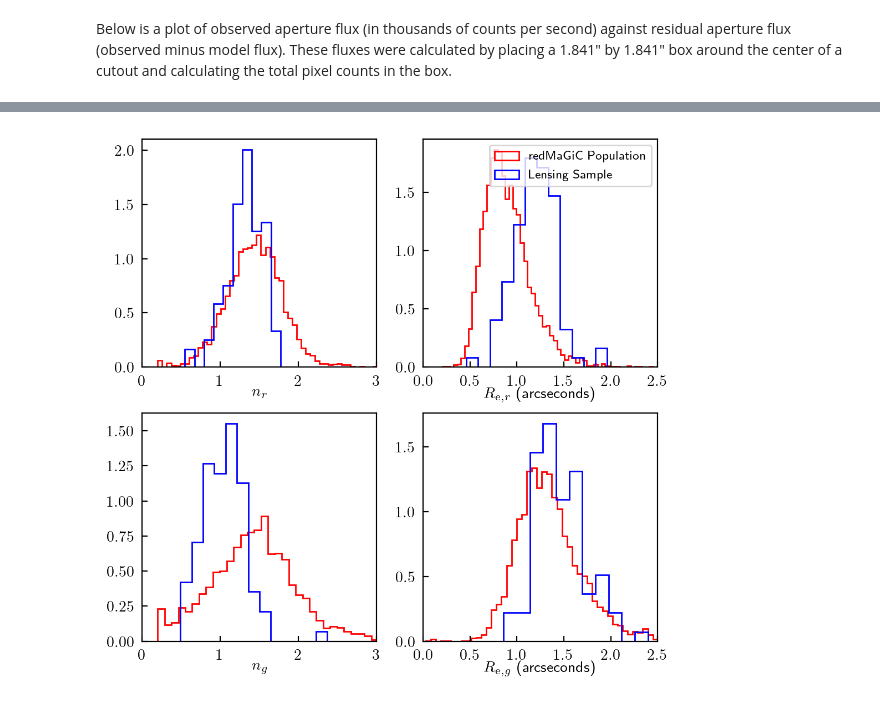
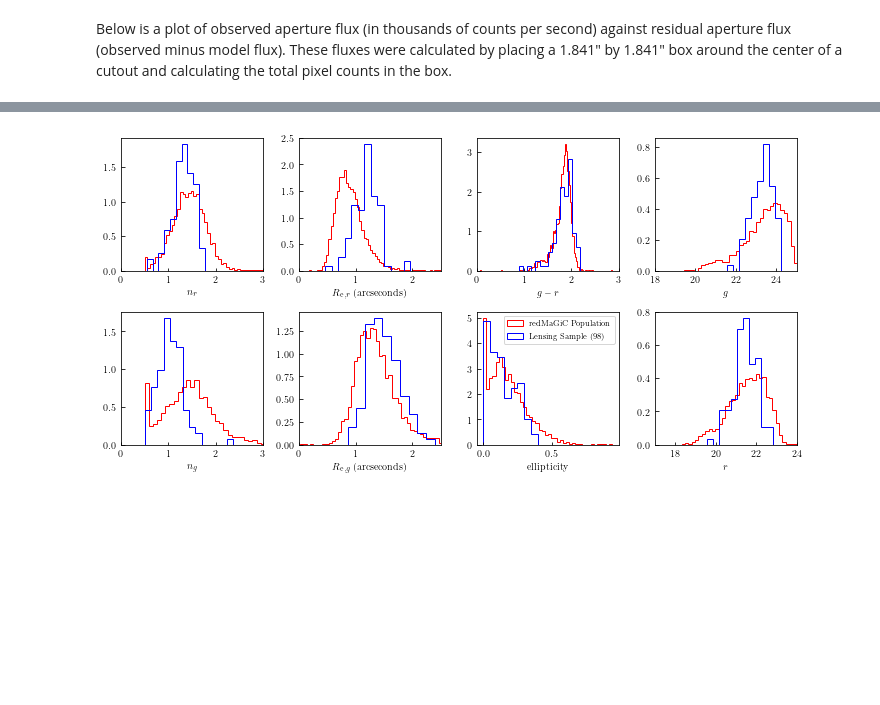
Before and after one commit to apcloonan/galaxy-galaxy-sel, a Jupyter notebook: plotting.ipynb, the cells around one changed output, grey strips where cells are left out. Drawn from its saved outputs; the diff is of its cells as text; code cells hidden in the pictures; blank space fills up the shorter version.

```diff
--- a/plotting.ipynb
+++ b/plotting.ipynb
@@ -63,0 +67,16 @@ sl_data = read_fits_table('/Users/aidan/Desktop/sl_project/results/fitting_98len
+# %%
+# get table of redmagic data
+des_data = read_fits_table('/Users/aidan/Desktop/sl_project/results/redmagic_4kqf_test.fits')
+
+des_se_data_all = pd.read_csv('/Users/aidan/Desktop/sl_project/catalogs/redmagic_my10k_dr2.csv')#[:4000]
+
+des_se_data = pd.read_csv('/Users/aidan/Desktop/sl_project/catalogs/redmagic_my10k_dr2.csv')[:4000]
+des_se_data_flux = pd.read_csv('/Users/aidan/Desktop/sl_project/catalogs/redmagic_my10k_dr2_flux.csv')[:4000]
+des_se_data_mag = pd.read_csv('/Users/aidan/Desktop/sl_project/catalogs/redmagic_my10k_dr2_mag.csv')[:4000]
+
+sl_data98 = read_fits_table('/Users/aidan/Desktop/sl_project/results/fitting_98lenses_test.fits')
+sl_se_data98 = pd.read_csv('/Users/aidan/Desktop/sl_project/catalogs/jacobs2019_aidan_cut_dr2.csv')
+
+sl_data505 = pd.read_csv('/Users/aidan/Desktop/sl_project/catalogs/jacobs2019_dr2.csv')
+
+sl_data505_mag = pd.read_csv('/Users/aidan/Desktop/sl_project/catalogs/jacobs2019_table1_dr2_mag.csv')
@@ -226,17 +406,17 @@ Below is a set of histograms of a couple of key photometric fitting parameters i
 # %%
-fig, ((nrplot, rrplot), (ngplot, rgplot)) = plt.subplots(2,2, figsize=(6,6))
+fig, ((nrplot, rrplot, grplot, gplot), (ngplot, rgplot, eplot, rplot)) = plt.subplots(2,4, figsize=(10,5))
 
 nrplot.hist(des_nr#, des_rr
-            , color='r', bins='auto', density=True, histtype='step'
+            , color='r', bins='auto', density=True, histtype='step', label='redMaGiC Population'
             #, s=3, c='r'
         )
 
 nrplot.hist(sl_nr#, des_rr
-            , color='b', bins='auto', density=True, histtype='step'
+            , color='b', bins='auto', density=True, histtype='step', label='Lensing Sample ({})'.format(len(sl_data98))
             #, s=3, c='r'
         )
 
-nrplot.set_xlabel(r'$n_r$', labelpad=-1)
+nrplot.set_xlabel(r'$n_r$')
 nrplot.set_xlim(0,3)
 
 rrplot.hist(des_rr#, des_rr
@@ -245,14 +425,12 @@ rrplot.hist(des_rr#, des_rr
         )
 
 rrplot.hist(sl_rr#, des_rr
-            , color='b', bins='auto', density=True, histtype='step', label='Lensing Sample'
+            , color='b', bins='auto', density=True, histtype='step', label='Lensing Sample ({})'.format(len(sl_data98))
             #, s=3, c='r'
         )
 
-rrplot.set_xlabel(r'$R_{{\rm e},r}$ (arcseconds)', labelpad=-1)
+rrplot.set_xlabel(r'$R_{{\rm e},r}$ (arcseconds)')
 rrplot.set_xlim(0,2.5)
-
-rrplot.legend(loc='upper right', fontsize=8)
 
 ngplot.hist(des_ng#, des_rr
             , color='r', bins='auto', density=True, histtype='step'
@@ -264,7 +442,7 @@ ngplot.hist(sl_ng#, des_rr
             #, s=3, c='r'
         )
 
-ngplot.set_xlabel(r'$n_g$', labelpad=-1)
+ngplot.set_xlabel(r'$n_g$')
 ngplot.set_xlim(0,3)
 
 rgplot.hist(des_rg#, des_rr
@@ -277,6 +455,58 @@ rgplot.hist(sl_rg#, des_rr
             #, s=3, c='r'
         )
 
-rgplot.set_xlabel(r'$R_{{\rm e},g}$ (arcseconds)', labelpad=-1)
+rgplot.set_xlabel(r'$R_{{\rm e},g}$ (arcseconds)')
 rgplot.set_xlim(0,2.5)
+
+eplot.hist(des_ellip_filt#, des_rr
+            , color='r', bins='auto', density=True, histtype='step', label='redMaGiC Population'
+            #, s=3, c='r'
+        )
+
+eplot.hist(sl_ellip#, des_rr
+            , color='b', bins='auto', density=True, histtype='step', label='Lensing Sample ({})'.format(len(sl_data98))
+            #, s=3, c='r'
+        )
+eplot.set_xlabel('ellipticity')
+eplot.legend(loc='upper right', fontsize=8)
+
+grplot.hist(des_gr_filt#, des_rr
+            , color='r', bins='auto', density=True, histtype='step', label='redMaGiC Population'
+            #, s=3, c='r'
+        )
+
+grplot.hist(sl98_gr#, des_rr
+            , color='b', bins='auto', density=True, histtype='step', label='Lensing Sample ({})'.format(len(sl_data98))
+            #, s=3, c='r'
+        )
+grplot.set_xlabel(r'$g-r$')
+grplot.set_xlim(0,3)
+
+gplot.hist(des_g_filt#, des_rr
+            , color='r', bins='auto', density=True, histtype='step', label='redMaGiC Population'
+            #, s=3, c='r'
+        )
+
+gplot.hist(sl98_g
+            , color='b', bins='auto', density=True, histtype='step', label='Lensing Sample ({})'.format(len(sl_data98))
+            #, s=3, c='r'
+        )
+gplot.set_xlabel(r'$g$')
+gplot.set_xlim(18,25)
+
+rplot.hist(des_r_filt#, des_rr
+            , color='r', bins='auto', density=True, histtype='step', label='redMaGiC Population'
+            #, s=3, c='r'
+        )
+
+rplot.hist(sl98_r#, des_rr
+            , color='b', bins='auto', density=True, histtype='step', label='Lensing Sample ({})'.format(len(sl_data98))
+            #, s=3, c='r'
+        )
+rplot.set_xlabel(r'$r$')
+rplot.set_xlim(17,24)
+
+plt.tight_layout()
+
+fig.savefig('../all_obs.jpg', bbox_inches='tight', format='jpeg')
 # %% [output]
@@ -284 +513 @@ rgplot.set_xlim(0,2.5)
-[figure, old version]
+[figure, new version]
```
Also changed, not shown: parts of 21 cells of this notebook.
